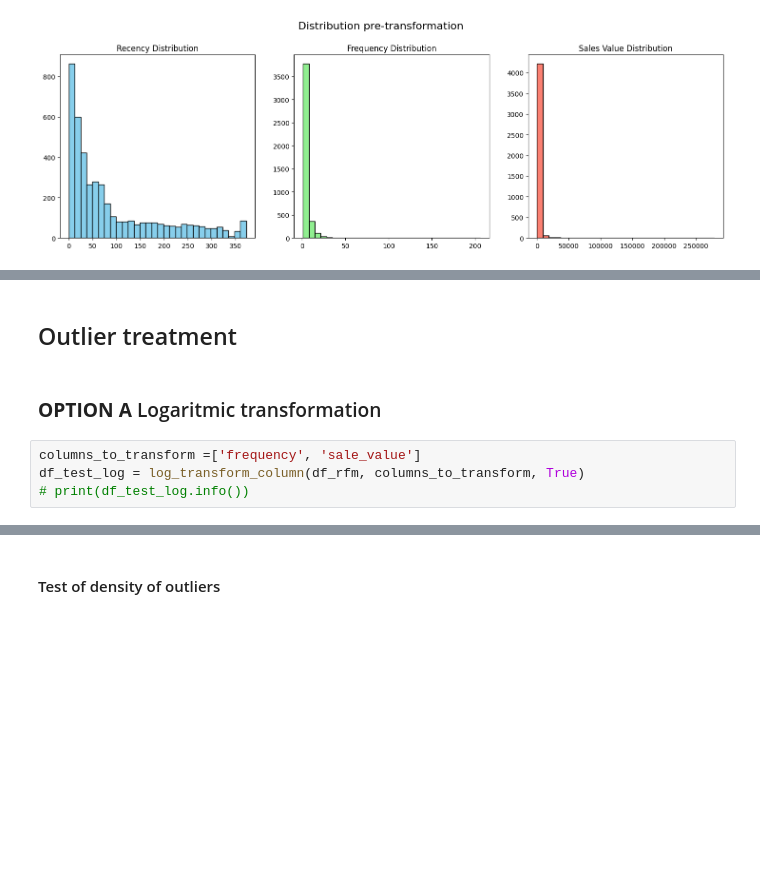
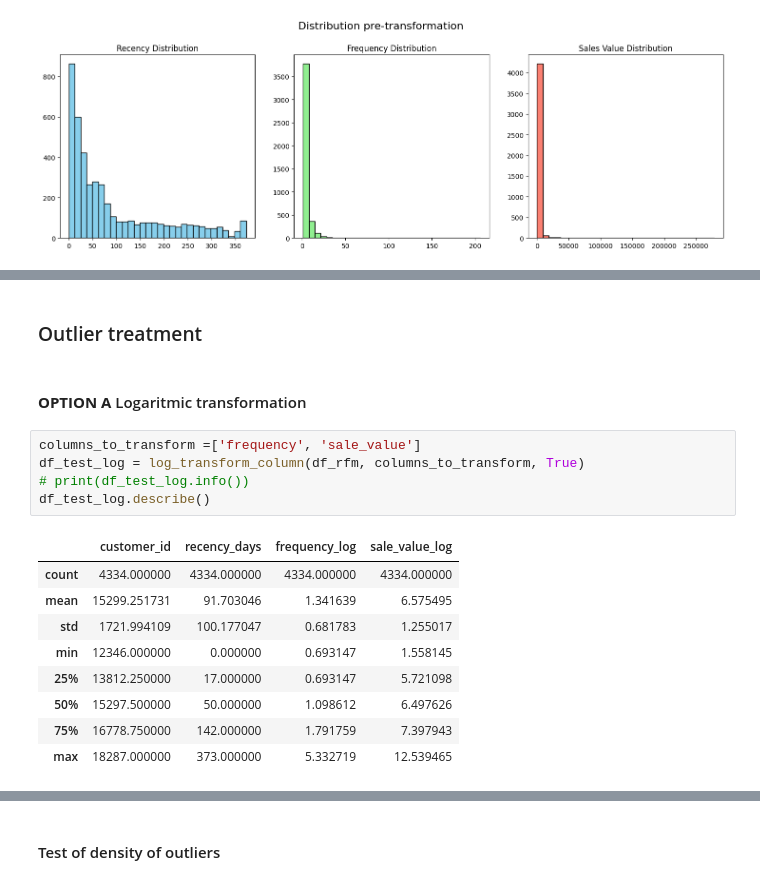
Before and after one commit to CaballeroRAR/ds_projects_collabs, a Jupyter notebook: 1-cluster_retail_uci/notebook/cluster_retail.ipynb, the cells around one changed output, grey strips where cells are left out. Cells and saved outputs as stored; diff of their text form; blank space fills up the shorter version.

```diff
--- a/1-cluster_retail_uci/notebook/cluster_retail.ipynb
+++ b/1-cluster_retail_uci/notebook/cluster_retail.ipynb
@@ -750,11 +683,22 @@ plt.show()
 # %% [markdown]
-## Outlier treatment
+### Outlier treatment
 # %% [markdown]
-### **OPTION A** Logaritmic transformation
+#### **OPTION A** Logaritmic transformation
 # %%
 columns_to_transform =['frequency', 'sale_value']
 df_test_log = log_transform_column(df_rfm, columns_to_transform, True)
 # print(df_test_log.info())
+df_test_log.describe()
+# %% [output]
+|  | customer_id | recency_days | frequency_log | sale_value_log |
+| count | 4334.000000 | 4334.000000 | 4334.000000 | 4334.000000 |
+| mean | 15299.251731 | 91.703046 | 1.341639 | 6.575495 |
+| std | 1721.994109 | 100.177047 | 0.681783 | 1.255017 |
+| min | 12346.000000 | 0.000000 | 0.693147 | 1.558145 |
+| 25% | 13812.250000 | 17.000000 | 0.693147 | 5.721098 |
+| 50% | 15297.500000 | 50.000000 | 1.098612 | 6.497626 |
+| 75% | 16778.750000 | 142.000000 | 1.791759 | 7.397943 |
+| max | 18287.000000 | 373.000000 | 5.332719 | 12.539465 |
 # %%
 # Graph distributions of RFM features
 fig, axes = plt.subplots(1, 3, figsize=(18, 5))
```
Also changed, not shown: parts of 12 cells of this notebook, 1 other file.
